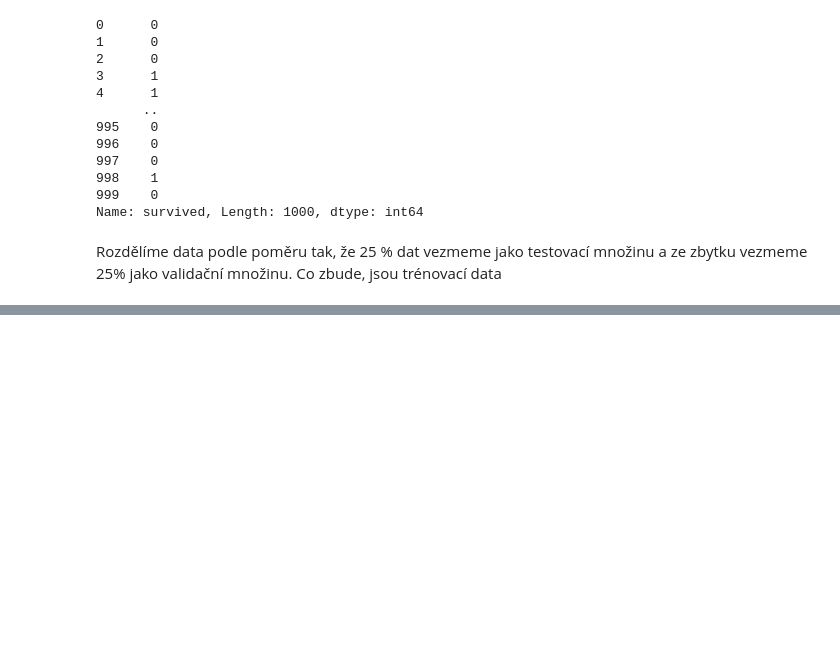
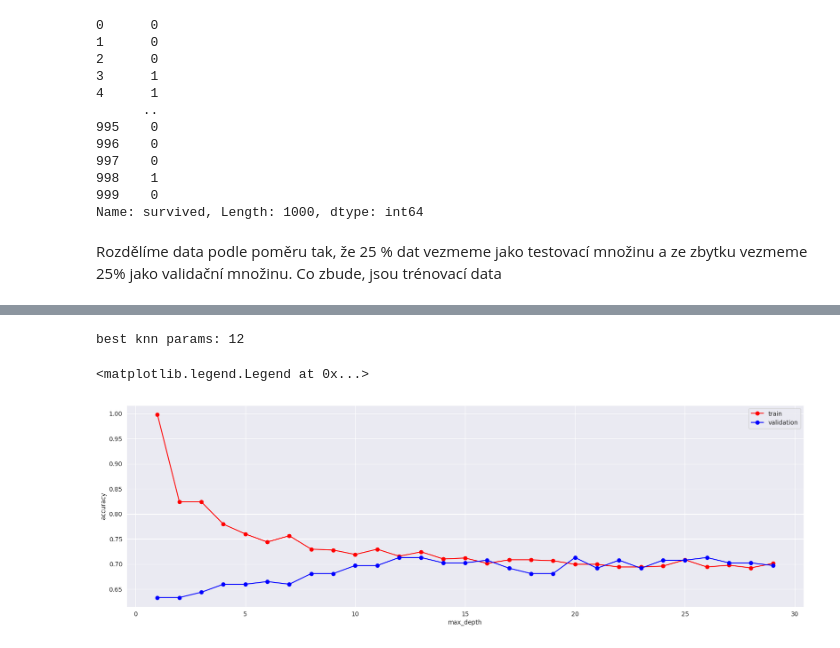
Before and after one commit to xsenyaaax/bi-ml1-2023, a Jupyter notebook: 01/homework_01.ipynb, the cells around one changed output, grey strips where cells are left out. Drawn from its saved outputs; the diff is of its cells as text; code cells hidden in the pictures; blank space fills up the shorter version.

```diff
--- a/01/homework_01.ipynb
+++ b/01/homework_01.ipynb
@@ -273,0 +324,20 @@ AUC (validation): 0.803089
+# %%
+
+for k in k_neighbors:
+    clf = KNeighborsClassifier(n_neighbors = k)
+    clf.fit(XtrainKNN, YtrainKNN)
+    val_acc_knn.append(clf.score(XvalKNN, YvalKNN))
+    train_acc_knn.append(clf.score(XtrainKNN, YtrainKNN))
+
+best_params_knn = k_neighbors[np.argmax(val_acc_knn)]
+print('best knn params:', best_params_knn)
+plt.figure(figsize=(20,6))
+plt.plot(k_neighbors, train_acc_knn,'or-') #o: body, r: barva, -: spojení bodů linkou
+plt.plot(k_neighbors, val_acc_knn,'ob-')
+plt.xlabel('max_depth')
+plt.ylabel('accuracy')
+plt.legend(['train', 'validation'])
+# %% [output]
+best knn params: 12
+<matplotlib.legend.Legend at 0x...>
+[figure, added]
```
Also changed, not shown: parts of 4 cells of this notebook.
